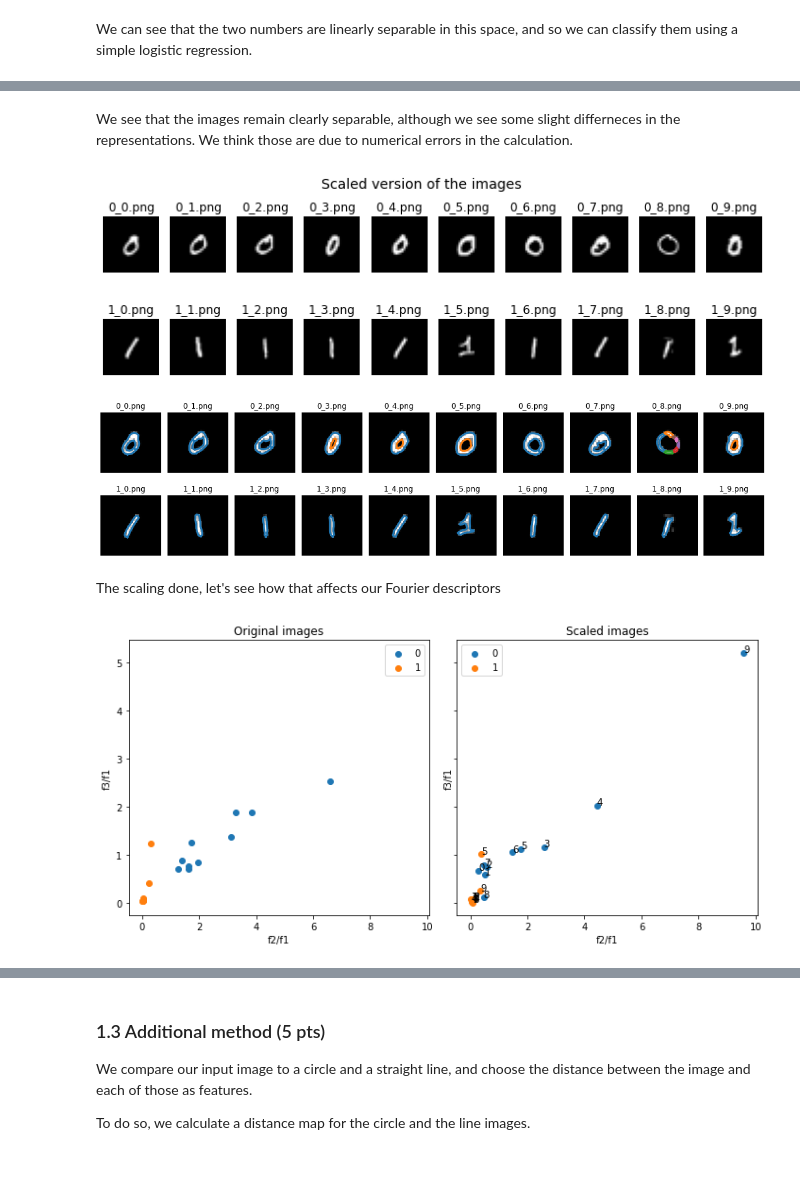
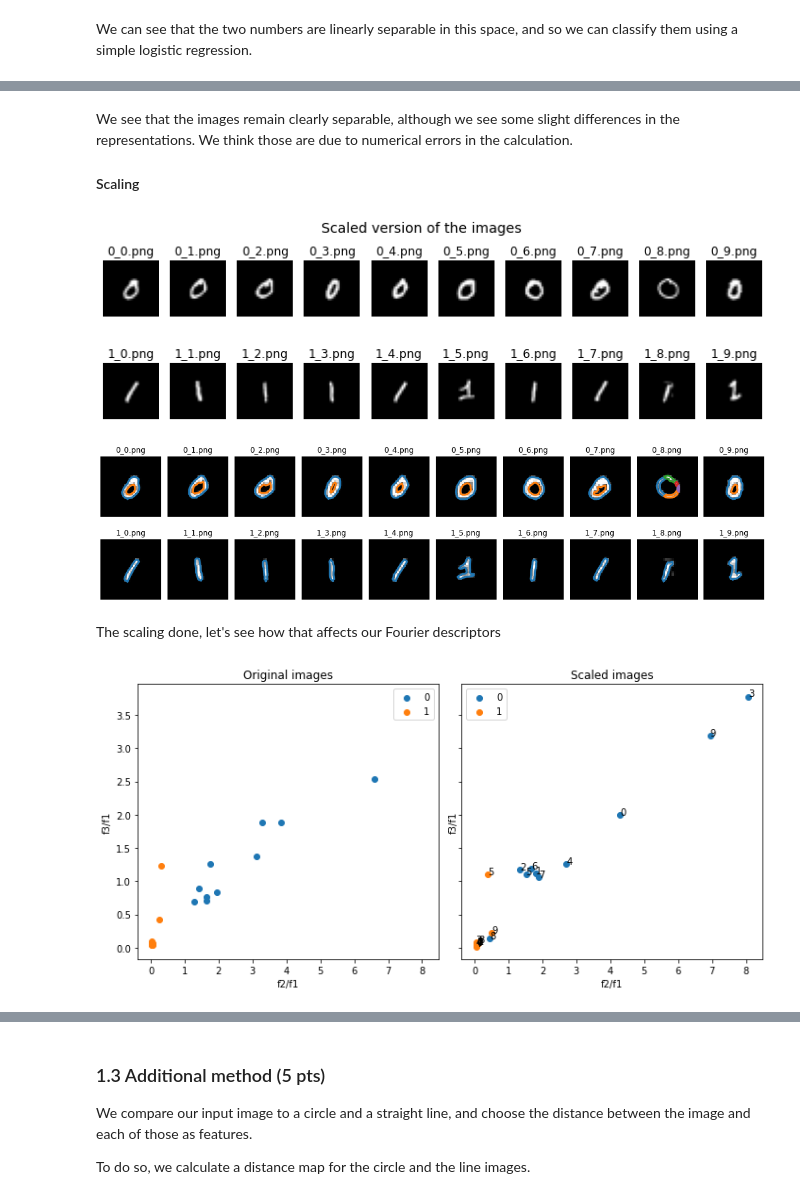
Before and after one commit to aalshabaan/iapr, a Jupyter notebook: labs/lab_02_object_description.ipynb, the cells around one changed output, grey strips where cells are left out. Drawn from its saved outputs; the diff is of its cells as text; code cells hidden in the pictures; blank space fills up the shorter version.

```diff
--- a/labs/lab_02_object_description.ipynb
+++ b/labs/lab_02_object_description.ipynb
@@ -333,6 +286,8 @@ plt.show()
 # %% [markdown]
-We see that the images remain clearly separable, although we see some slight differneces in the representations. We think
+We see that the images remain clearly separable, although we see some slight differences in the representations. We think
 those are due to numerical errors in the calculation.
+
+#### Scaling
 # %%
 
 zeros_scaled = np.array([np.pad(zero,pad_width=zero.shape[0]//2) for zero in zeros_im])
@@ -341,24 +296,24 @@ ones_scaled = np.array([np.pad(one,pad_width=one.shape[0]//2) for one in ones_im
 zeros_scaled = np.array([rescale(zero, scale=0.5, preserve_range=True).astype(np.uint8) for zero in zeros_scaled])
 ones_scaled = np.array([rescale(one, scale=0.5, preserve_range=True).astype(np.uint8) for one in ones_scaled])
 
-#zeros_scaled = zeros_im[:,::2,::2]
-#ones_scaled = ones_im
+#zeros_scaled = zeros_scaled[:,::2,::2]
+#ones_scaled = ones_scaled[:,::2,::2]
 
 plot_imgs([zeros_scaled, ones_scaled], [zeros_names, ones_names], 'Scaled version of the images')
-plot_imgs_with_contours([zeros_scaled, ones_scaled], [zeros_names, ones_names], thresh=100)
+plot_imgs_with_contours([zeros_scaled, ones_scaled], [zeros_names, ones_names], thresh=90)
 # %% [output]
 [figure]
-[figure, old version]
+[figure, new version]
 # %% [markdown]
 The scaling done, let's see how that affects our Fourier descriptors
 # %%
 fig, ax = plt.subplots(1, 2, sharex=True, sharey=True, figsize=(10,5))
 plot_fourier_descriptors([zeros_fourier, ones_fourier], 'Original images', ax=ax[0])
 
-zeros_fourier_scaled = compute_fourrier_descriptors(zeros_scaled, level=100)
-ones_fourier_scaled = compute_fourrier_descriptors(ones_scaled, level=100)
+zeros_fourier_scaled = compute_fourrier_descriptors(zeros_scaled, level=90)
+ones_fourier_scaled = compute_fourrier_descriptors(ones_scaled, level=90)
 plot_fourier_descriptors([zeros_fourier_scaled, ones_fourier_scaled], 'Scaled images', ax=ax[1], annotate=True)
 plt.tight_layout()
 plt.show()
 # %% [output]
-[figure, old version]
+[figure, new version]
```
Also changed, not shown: parts of 12 cells of this notebook.
